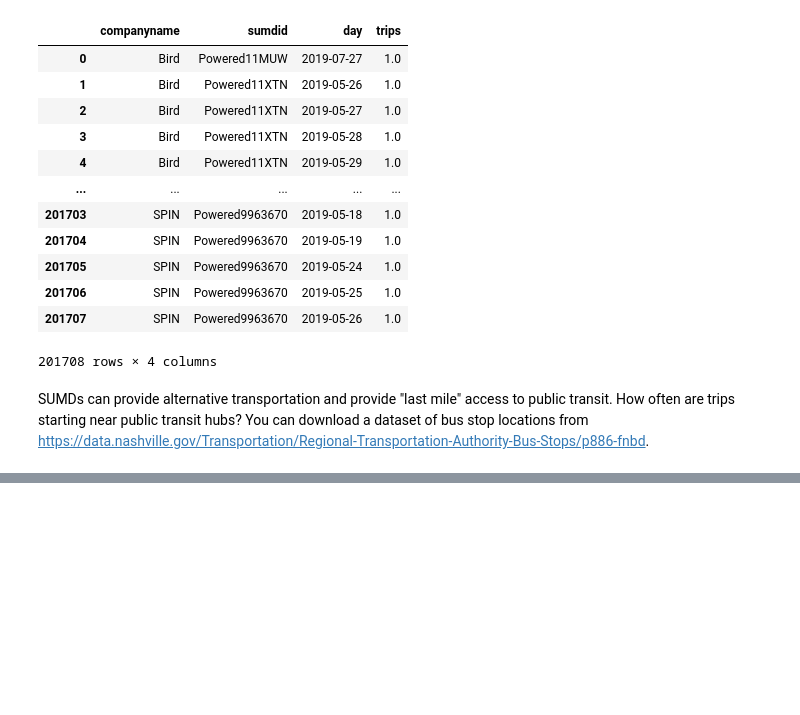
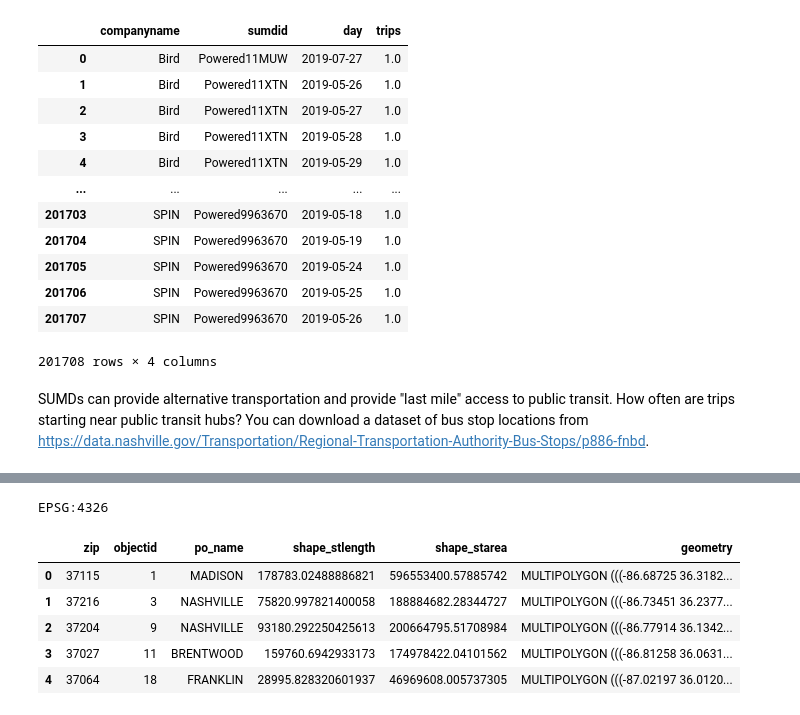
Before and after one commit to elisianguyen/nashville_scooters, a Jupyter notebook: notebooks/scooters_project.ipynb, the cells around one changed output, grey strips where cells are left out. Cells and saved outputs as stored; diff of their text form; code cells hidden in the pictures; blank space fills up the shorter version.

```diff
--- a/notebooks/scooters_project.ipynb
+++ b/notebooks/scooters_project.ipynb
@@ -541,0 +622,12 @@ SUMDs can provide alternative transportation and provide "last mile" access to p
+# %%
+zipcodes = gpd.read_file("C:/Users/Max-X1/Documents/nss_data_analytics/projects/scooters-group-5/data/zipcodes.geojson")
+print(zipcodes.crs)
+zipcodes.head( )
+# %% [output]
+EPSG:4326
+|  | zip | objectid | po_name | shape_stlength | shape_starea | geometry |
+| 0 | 37115 | 1 | MADISON | 178783.02488886821 | 596553400.57885742 | MULTIPOLYGON (((-86.68725 36.3182... |
+| 1 | 37216 | 3 | NASHVILLE | 75820.997821400058 | 188884682.28344727 | MULTIPOLYGON (((-86.73451 36.2377... |
+| 2 | 37204 | 9 | NASHVILLE | 93180.292250425613 | 200664795.51708984 | MULTIPOLYGON (((-86.77914 36.1342... |
+| 3 | 37027 | 11 | BRENTWOOD | 159760.6942933173 | 174978422.04101562 | MULTIPOLYGON (((-86.81258 36.0631... |
+| 4 | 37064 | 18 | FRANKLIN | 28995.828320601937 | 46969608.005737305 | MULTIPOLYGON (((-87.02197 36.0120... |
```
Also changed, not shown: parts of 10 cells of this notebook.
